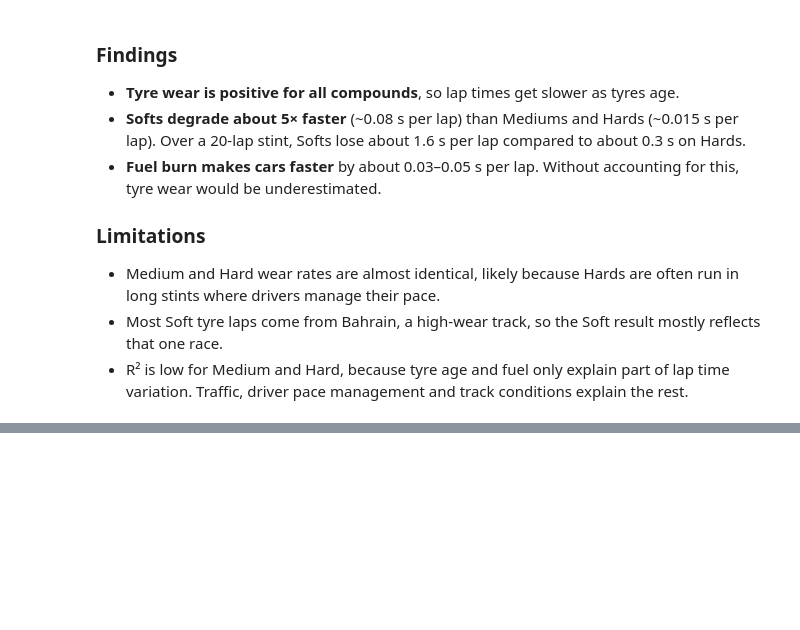
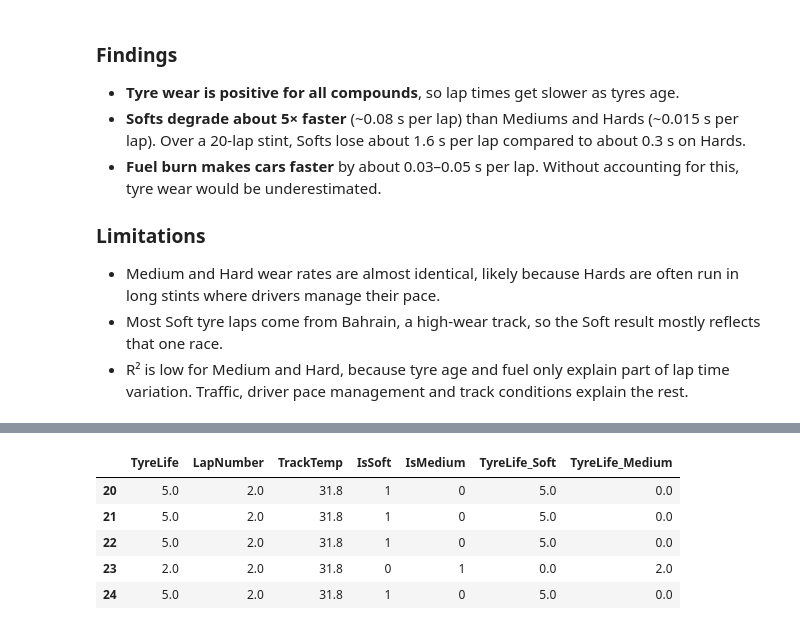
Before and after one commit to gavinvasco-prog/f1-race-analysis, a Jupyter notebook: notebooks/Gavin_tyre_degradation.ipynb, the cells around one changed output, grey strips where cells are left out. Saved outputs shown, nothing was run; the diff lists cells and outputs as text; code cells hidden in the pictures; blank space fills up the shorter version.

```diff
--- a/notebooks/Gavin_tyre_degradation.ipynb
+++ b/notebooks/Gavin_tyre_degradation.ipynb
@@ -187,0 +191,23 @@ pd.DataFrame(results).round(3)
+# %%
+d = model_data.dropna(subset=["TyreLife", "LapNumber", "TrackTemp", "LapDelta"]).copy()
+
+X = pd.DataFrame({
+    "TyreLife": d["TyreLife"],
+    "LapNumber": d["LapNumber"],
+    "TrackTemp": d["TrackTemp"],
+    "IsSoft": (d["Compound"] == "SOFT").astype(int),
+    "IsMedium": (d["Compound"] == "MEDIUM").astype(int),
+})
+# Let each compound have its own wear rate
+X["TyreLife_Soft"] = X["TyreLife"] * X["IsSoft"]
+X["TyreLife_Medium"] = X["TyreLife"] * X["IsMedium"]
+
+y = d["LapDelta"]
+X.head()
+# %% [output]
+|  | TyreLife | LapNumber | TrackTemp | IsSoft | IsMedium | TyreLife_Soft | TyreLife_Medium |
+| 20 | 5.0 | 2.0 | 31.8 | 1 | 0 | 5.0 | 0.0 |
+| 21 | 5.0 | 2.0 | 31.8 | 1 | 0 | 5.0 | 0.0 |
+| 22 | 5.0 | 2.0 | 31.8 | 1 | 0 | 5.0 | 0.0 |
+| 23 | 2.0 | 2.0 | 31.8 | 0 | 1 | 0.0 | 2.0 |
+| 24 | 5.0 | 2.0 | 31.8 | 1 | 0 | 5.0 | 0.0 |
```
Also changed, not shown: parts of 4 cells of this notebook.
